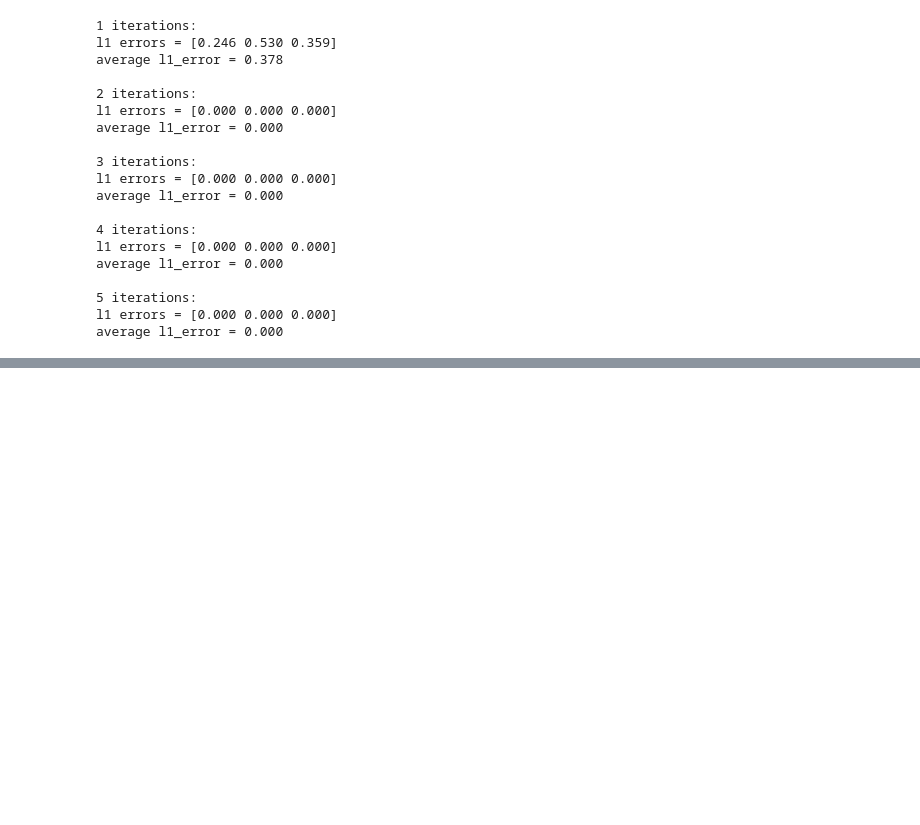
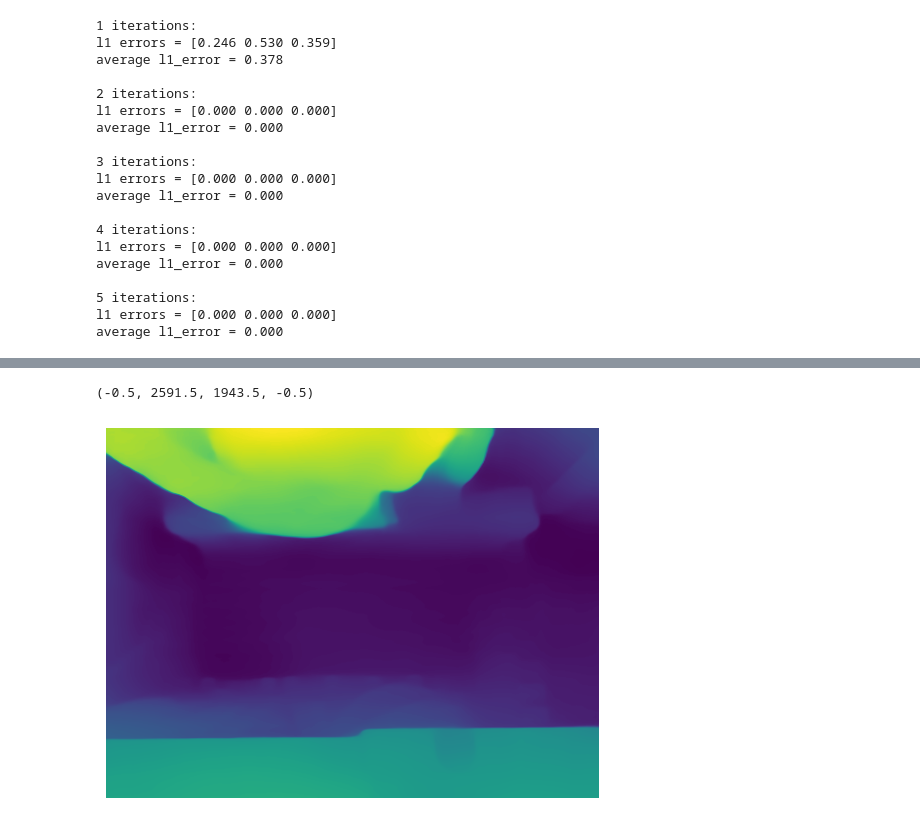
Before and after one commit to tejasprabhune/mlab-brightmachines, a Jupyter notebook: pick_place/notebooks/demo.ipynb, the cells around one changed output, grey strips where cells are left out. Drawn from its saved outputs; the diff is of its cells as text; code cells hidden in the pictures; blank space fills up the shorter version.

```diff
--- a/pick_place/notebooks/demo.ipynb
+++ b/pick_place/notebooks/demo.ipynb
@@ -580,0 +696,3 @@ average l1_error = 0.000
+# %%
+from transformers import pipeline
+pipe = pipeline(task="depth-estimation", model="Intel/dpt-large")
@@ -580,0 +703,6 @@ average l1_error = 0.000
+# %%
+plt.imshow(pipe("/data/brightmachines/data_xyr/data_xyr_2/573.086_-68.485_-859.64_0.062_-0.017_177.89.png")['depth'])
+plt.axis('off')
+# %% [output]
+(-0.5, 2591.5, 1943.5, -0.5)
+[figure, added]
```
Also changed, not shown: parts of 16 cells of this notebook, 3 other files.
